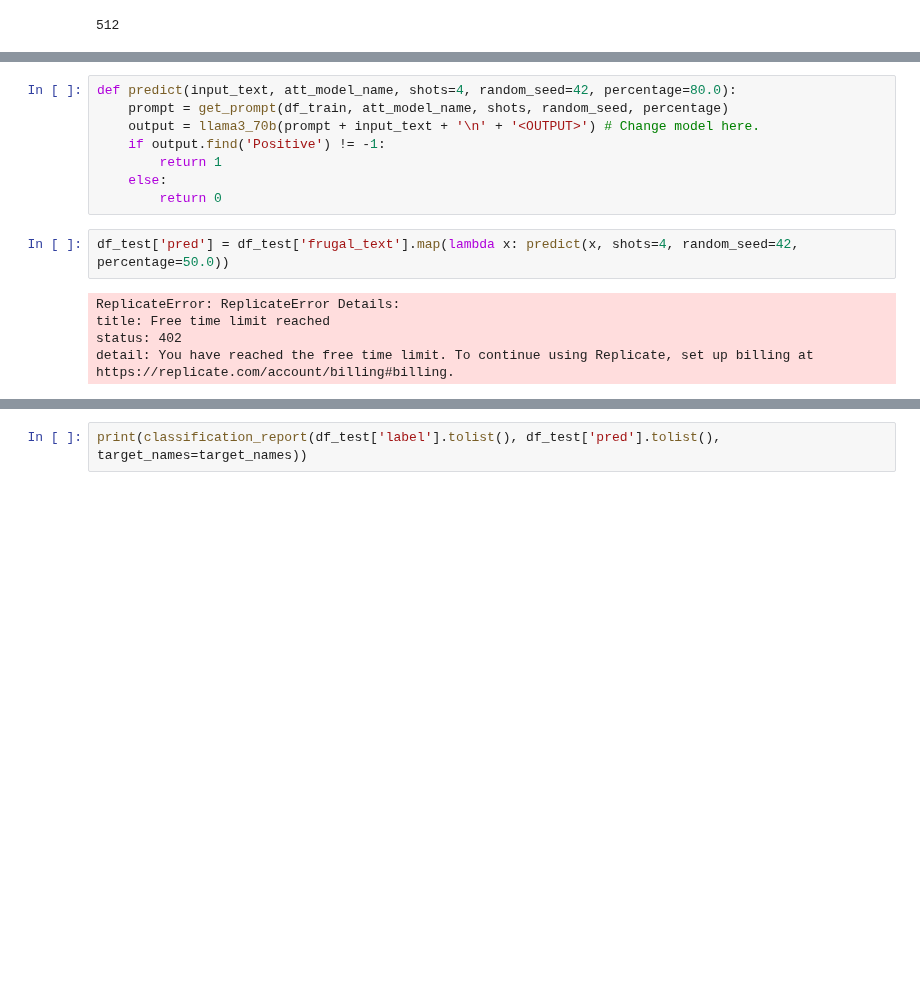
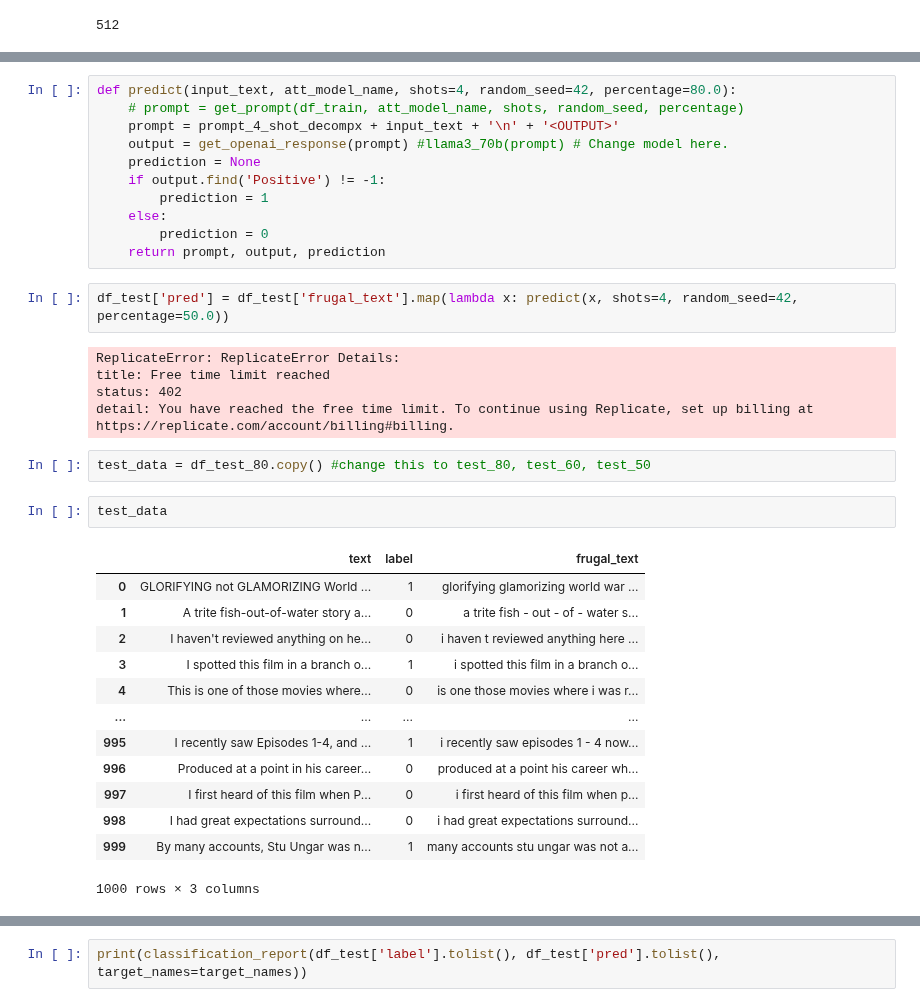
Before and after one commit to Starscream-11813/Frugal-ICL, a Jupyter notebook: frugal_ICL_clean.ipynb, the cells around one changed output, grey strips where cells are left out. Saved outputs shown, nothing was run; the diff lists cells and outputs as text; blank space fills up the shorter version.

Commit message:
Added Llama3 70B and GPT-3.5 responses for 80% IMDb dataset.

```diff
--- a/frugal_ICL_clean.ipynb
+++ b/frugal_ICL_clean.ipynb
@@ -893,11 +920,14 @@ df_test.tail()
 # %%
 def predict(input_text, att_model_name, shots=4, random_seed=42, percentage=80.0):
-    prompt = get_prompt(df_train, att_model_name, shots, random_seed, percentage)
-    output = llama3_70b(prompt + input_text + '\n' + '<OUTPUT>') # Change model here.
+    # prompt = get_prompt(df_train, att_model_name, shots, random_seed, percentage)
+    prompt = prompt_4_shot_decompx + input_text + '\n' + '<OUTPUT>'
+    output = get_openai_response(prompt) #llama3_70b(prompt) # Change model here.
+    prediction = None
     if output.find('Positive') != -1:
-        return 1
+        prediction = 1
     else:
-        return 0
+        prediction = 0
+    return prompt, output, prediction
 # %%
 df_test['pred'] = df_test['frugal_text'].map(lambda x: predict(x, shots=4, random_seed=42, percentage=50.0))
 # %% [output]
@@ -905,3 +935,21 @@ ReplicateError: ReplicateError Details:
 title: Free time limit reached
 status: 402
 detail: You have reached the free time limit. To continue using Replicate, set up billing at https://replicate.com/account/billing#billing.
+# %%
+test_data = df_test_80.copy() #change this to test_80, test_60, test_50
+# %%
+test_data
+# %% [output]
+|  | text | label | frugal_text |
+| 0 | GLORIFYING not GLAMORIZING World ... | 1 | glorifying glamorizing world war ... |
+| 1 | A trite fish-out-of-water story a... | 0 | a trite fish - out - of - water s... |
+| 2 | I haven't reviewed anything on he... | 0 | i haven t reviewed anything here ... |
+| 3 | I spotted this film in a branch o... | 1 | i spotted this film in a branch o... |
+| 4 | This is one of those movies where... | 0 | is one those movies where i was r... |
+| ... | ... | ... | ... |
+| 995 | I recently saw Episodes 1-4, and ... | 1 | i recently saw episodes 1 - 4 now... |
+| 996 | Produced at a point in his career... | 0 | produced at a point his career wh... |
+| 997 | I first heard of this film when P... | 0 | i first heard of this film when p... |
+| 998 | I had great expectations surround... | 0 | i had great expectations surround... |
+| 999 | By many accounts, Stu Ungar was n... | 1 | many accounts stu ungar was not a... |
+1000 rows × 3 columns
```
Also changed, not shown: parts of 14 cells of this notebook, 2 other files.
